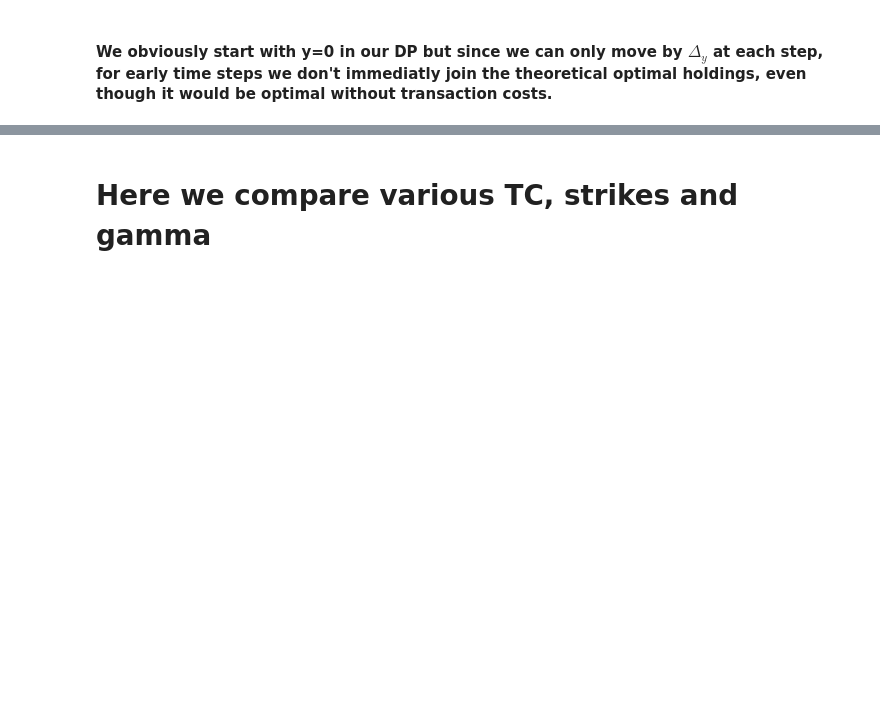
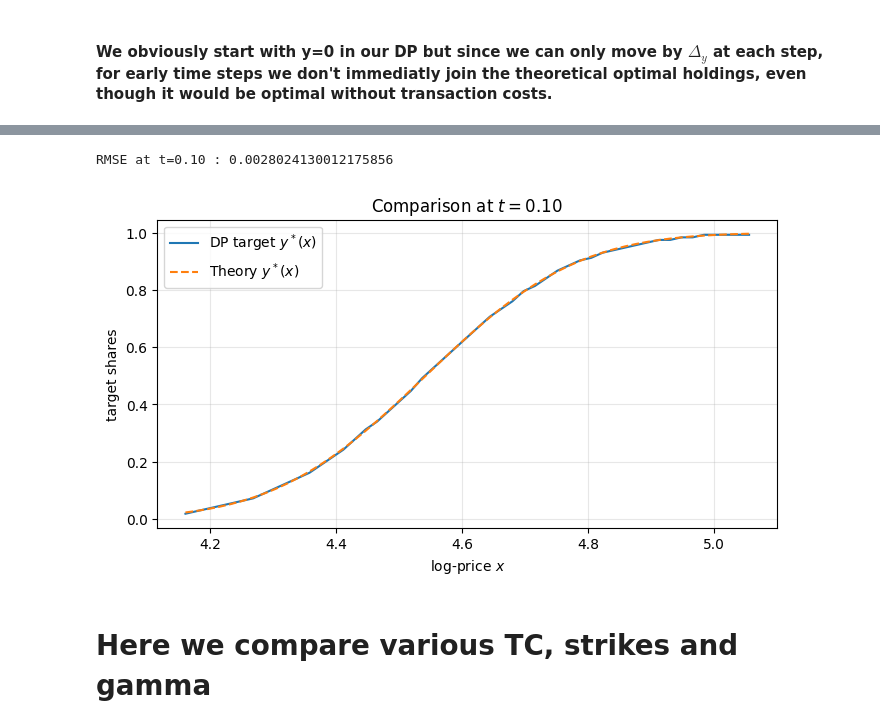
Before and after one commit to JulesArzel/Deep_Hedging_v2, a Jupyter notebook: New approach/4.1 Option pricing with transaction costs.ipynb, the cells around one changed output, grey strips where cells are left out. Cells and saved outputs as stored; diff of their text form; code cells hidden in the pictures; blank space fills up the shorter version.

```diff
--- a/New approach/4.1 Option pricing with transaction costs.ipynb
+++ b/New approach/4.1 Option pricing with transaction costs.ipynb
@@ -722,3 +757,38 @@ plt.show()
+# %%
+
+price, Qs, As, xgrids, ygrid = run_and_track(pricer0, N=500, TYPE="writer")
+A_slice = As[k]   # shape = (len(x_k), len(ygrid))
+x_k      = xgrids[k]             # shape = (len(x_k),)
+t_plot   = k/500 * pricer0.T         # or whatever you set
+# 1) recover DP-target holdings y_dp
+y_dp     = extract_dp_target(A_slice, ygrid)
+# 2) theoretical
+phi      = phi_w_along_x(x_k,
+                        K=opt_param.K,
+                        r=diff_param.r,
+                        mu=diff_param.mu,
+                        sigma=diff_param.sig,
+                        T=pricer0.T,
+                        t=t_plot,
+                        gamma=pricer0.gamma)
+# 3) RMSE
+print("RMSE at t=%.2f :"%t_plot, rmse(y_dp, phi))
+
+# 4) quick plot
+import matplotlib.pyplot as plt
+
+plt.figure(figsize=(8,4))
+plt.plot(x_k, y_dp,   label="DP target $y^*(x)$")
+plt.plot(x_k, phi,    "--", label="Theory $y^*(x)$")
+plt.xlabel("log‐price $x$")
+plt.ylabel("target shares")
+plt.title(f"Comparison at $t={t_plot:.2f}$")
+plt.legend()
+plt.grid(alpha=0.3)
+plt.show()
+# %% [output]
+RMSE at t=0.10 : 0.0028024130012175856
+[figure, added]
 # %% [markdown]
 # Here we compare various TC, strikes and gamma
 # %%
```
Also changed, not shown: parts of 4 cells of this notebook.
